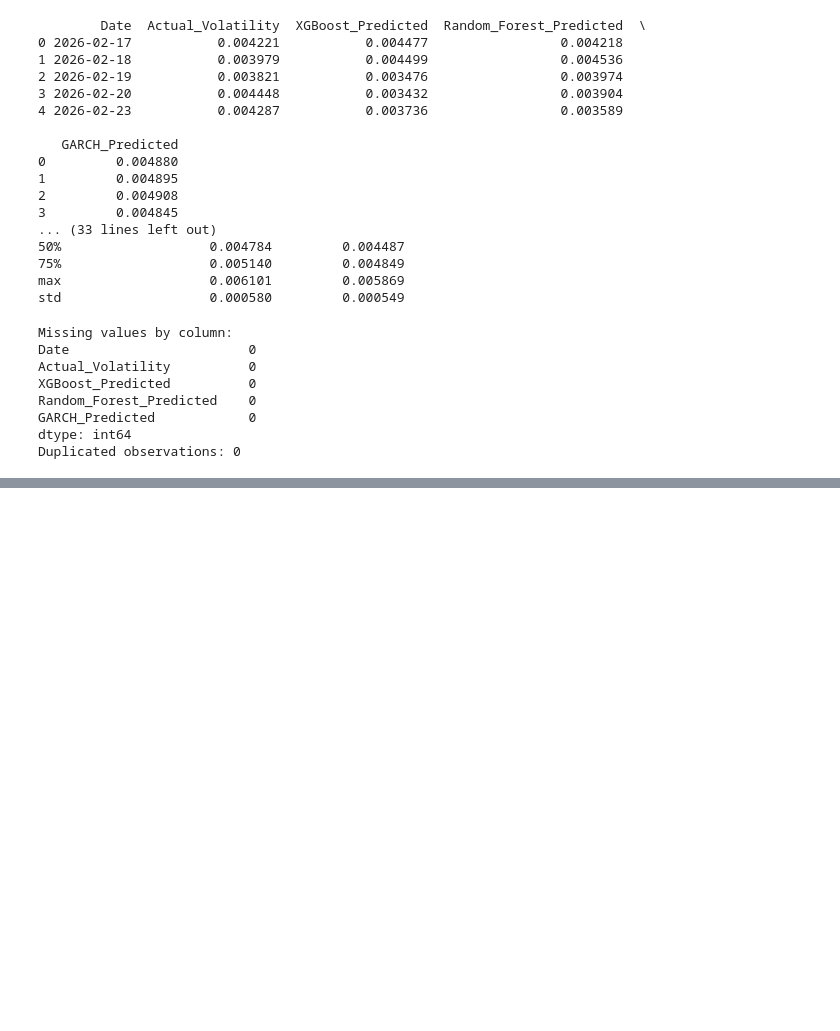
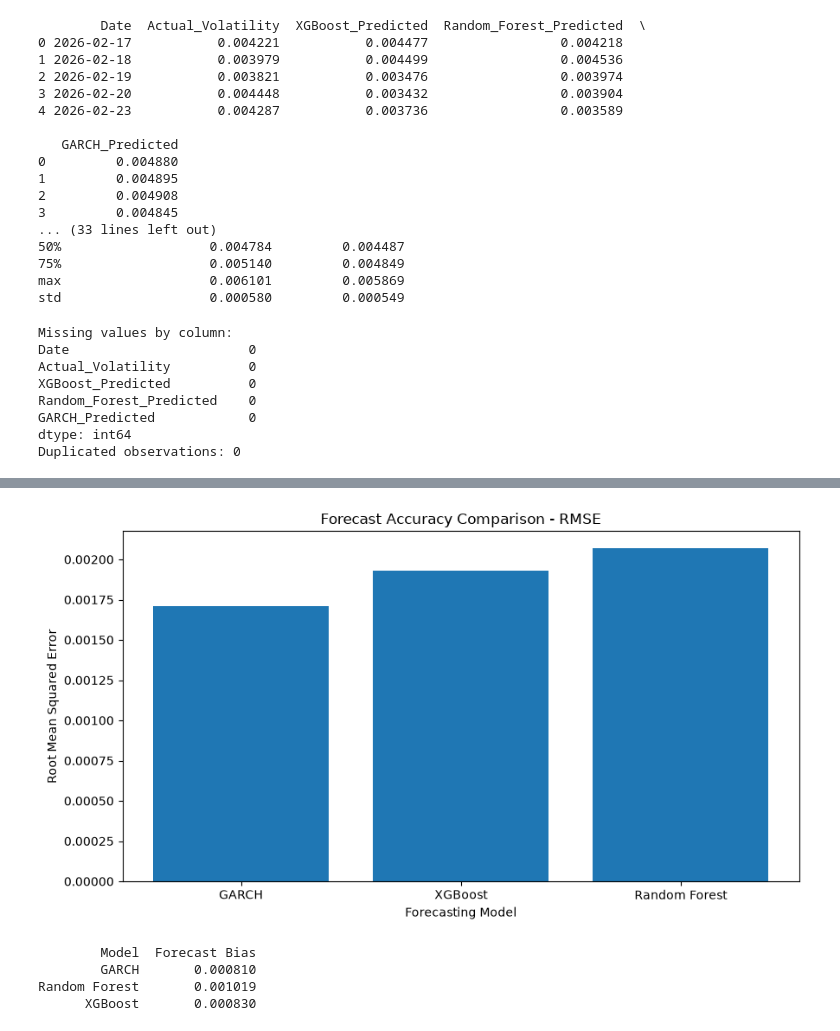
Before and after one commit to alexjones602/fx-risk-intelligence, a Jupyter notebook: notebooks/W4S1_model_forecast_performances.ipynb, the cells around one changed output, grey strips where cells are left out. Drawn from its saved outputs; the diff is of its cells as text; code cells hidden in the pictures; blank space fills up the shorter version.

```diff
--- a/notebooks/W4S1_model_forecast_performances.ipynb
+++ b/notebooks/W4S1_model_forecast_performances.ipynb
@@ -73,0 +146,23 @@ evaluation_columns = [actual_column]
+# %%
+# Create RMSE comparison chart
+plt.figure(figsize=(9,5))
+plt.bar(results_df["Model"],results_df["RMSE"])
+plt.title("Forecast Accuracy Comparison - RMSE")
+plt.xlabel("Forecasting Model")
+plt.ylabel("Root Mean Squared Error")
+plt.tight_layout()
+plt.show()
+# %% [output]
+[figure, added]
+# %%
+bias_results = []
+for model, predicted in predictions.items():
+    bias = (predicted - actual).mean()
+    bias_results.append({"Model": model,"Forecast Bias": bias})
+bias_df = pd.DataFrame(bias_results)
+print(bias_df.to_string(index=False))
+# %% [output]
+        Model  Forecast Bias
+        GARCH       0.000810
+Random Forest       0.001019
+      XGBoost       0.000830
```
Also changed, not shown: parts of 7 cells of this notebook, 1 other file.
